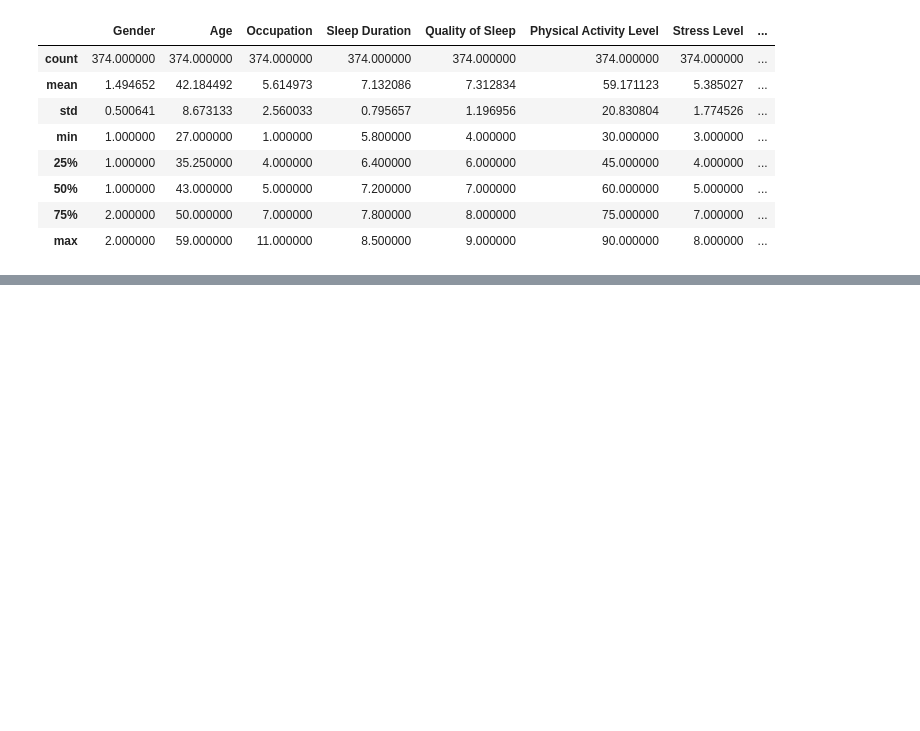
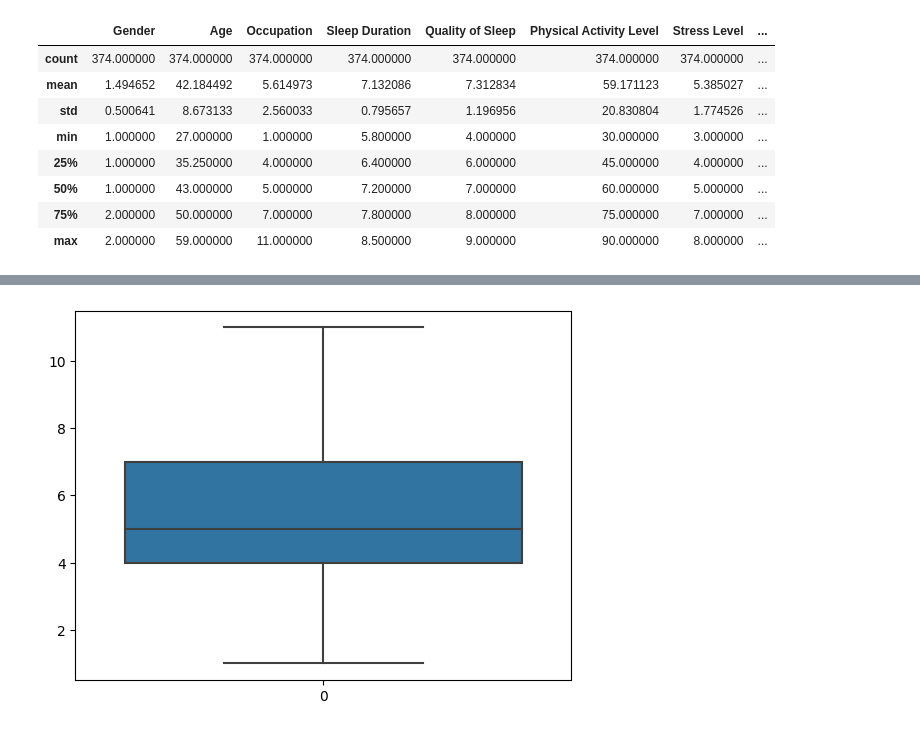
Before and after one commit to dolaemonngeong/ml-alp, a Jupyter notebook: Untitled-1.ipynb, the cells around one changed output, grey strips where cells are left out. Cells and saved outputs as stored; diff of their text form; code cells hidden in the pictures; blank space fills up the shorter version.

```diff
--- a/Untitled-1.ipynb
+++ b/Untitled-1.ipynb
@@ -152,0 +262,5 @@ plt.show()
+# %%
+sns.boxplot(data=df['Occupation'])
+plt.show()
+# %% [output]
+[figure, added]
```
Also changed, not shown: parts of 25 cells of this notebook, 1 other file.
